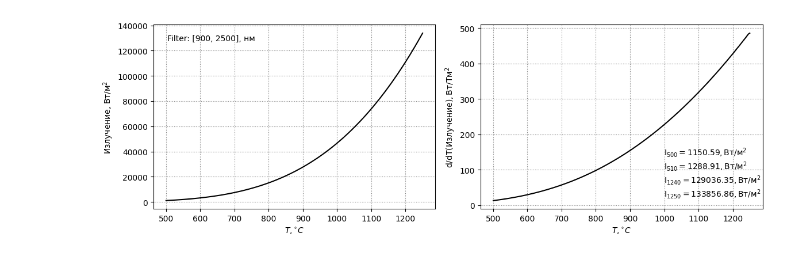
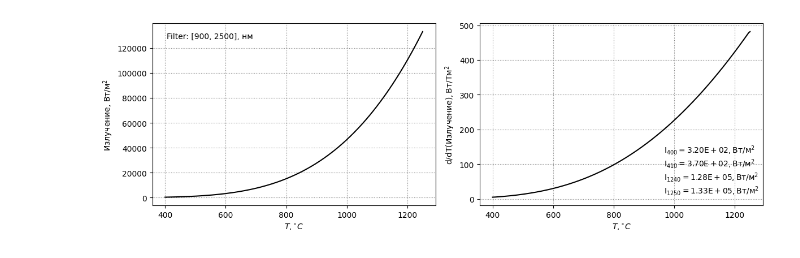
Before and after one commit to Exinker/optical-pyrometer, a Jupyter notebook: app.ipynb, the cells around one changed output. Drawn from its saved outputs; the diff is of its cells as text; code cells hidden in the pictures.

Commit message:
refactor: filter obj

```diff
--- a/app.ipynb
+++ b/app.ipynb
@@ -10,8 +12,9 @@ from core.radiation import RadiationDensity, show_radiation_density, show_irradi
 import warnings
 warnings.filterwarnings('ignore')
 # %%
-temperature_range = (500, 1250)
-detector = Detector.G12183_219KA_03
+temperature_range = (400, 1250)  # in celsius
 filter = Filter(
     span=(900, 2500),
+    edge=250,
 )
+detector = Detector.G12183
@@ -27,7 +42,8 @@ plt.show()
 # %%
 show_irradiance(
     temperature_range=temperature_range,
-    span=filter.span,
+    filter=filter,
+    save=True,
 )
 # %% [output]
-[figure, old version]
+[figure, new version]
```
Also changed, not shown: parts of 6 cells of this notebook, 23 other files.
